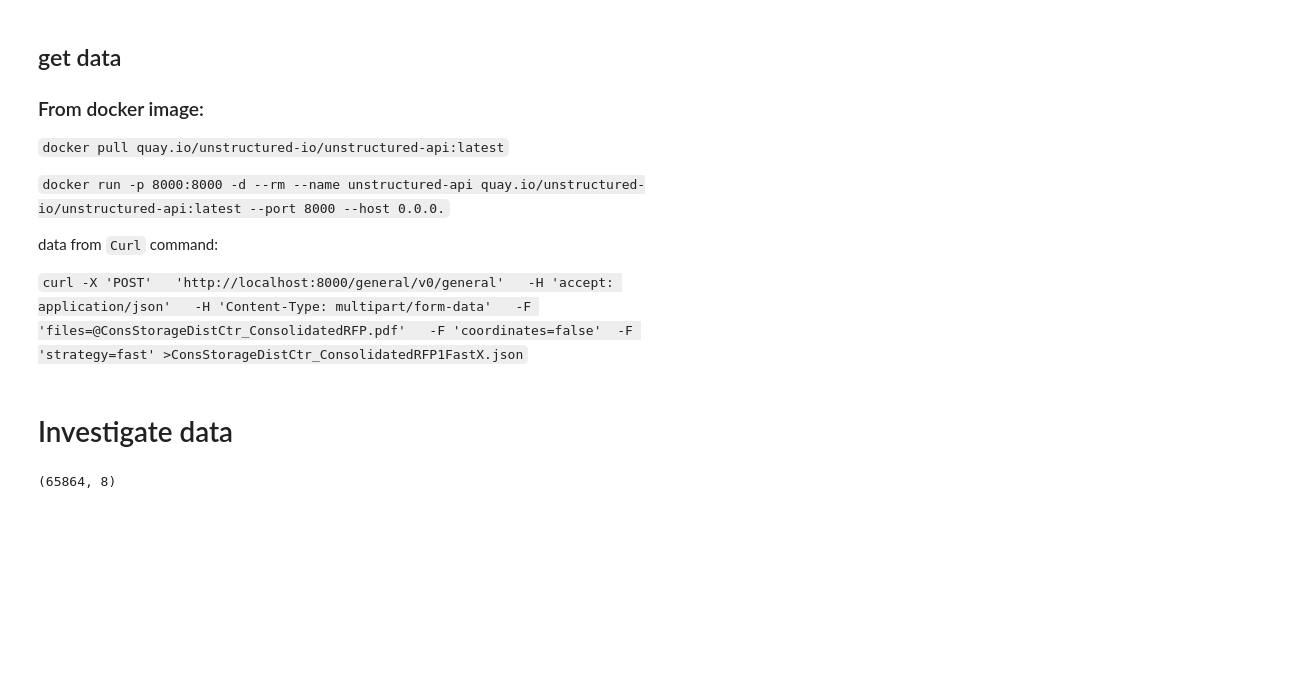
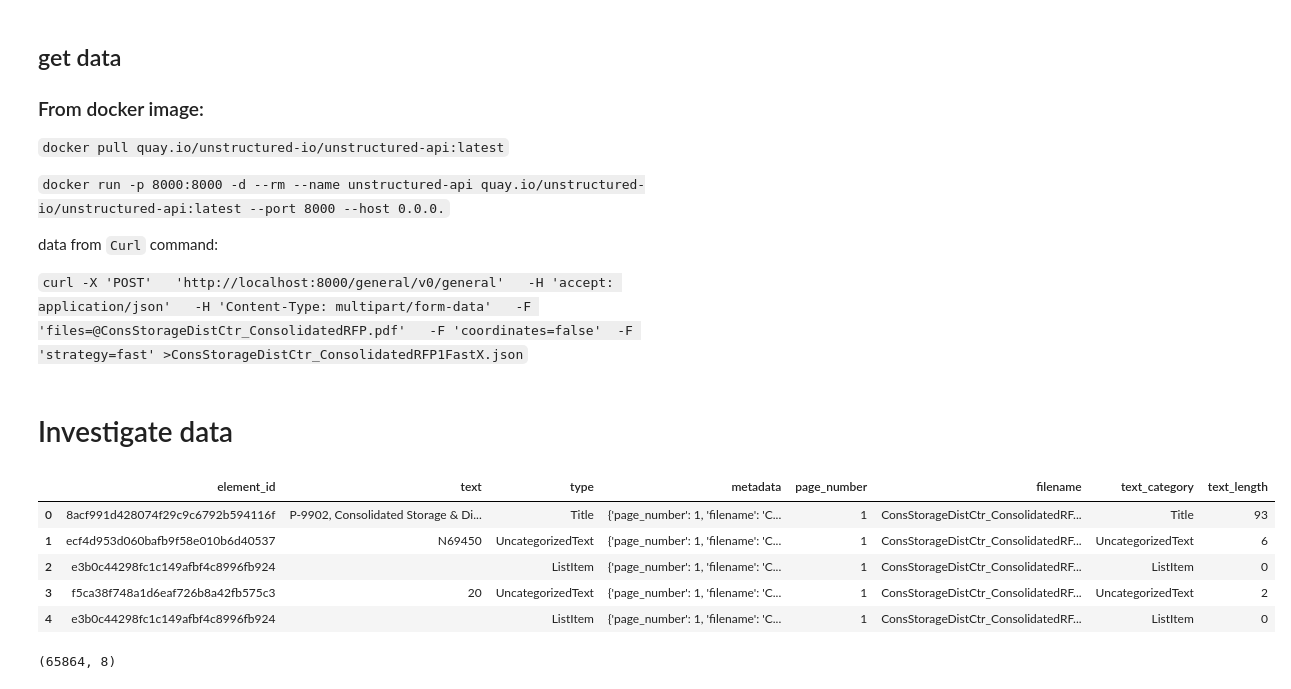
Before and after one commit to bdonkey/chatgpt-retrieval-plugin, a Jupyter notebook: ss/tkcrft.ipynb, the cells around one changed output. Saved outputs shown, nothing was run; the diff lists cells and outputs as text; code cells hidden in the pictures; blank space fills up the shorter version.

```diff
--- a/ss/tkcrft.ipynb
+++ b/ss/tkcrft.ipynb
@@ -32,6 +32,7 @@ def get_df_from_unstructured(file_path):
     df = pd.concat([dfx,dfj], axis=1)
     df['text_category']=df.type.astype('category')
     df['text_length']=df.text.str.len()
+    df.reset_index(inplace=True)
     return df
 # %%
 dfc = get_df_from_unstructured("data/ConsStorageDistCtr_ConsolidatedRFP1Fast.json")
@@ -40,6 +41,15 @@ dfm = pd.read_json("data/Aircraft_Maint_Hangar_RFPFast.json")
 # Investigate data
 # %%
 df = dfc.copy()
+# %%
+df.head()
+# %% [output]
+|  | element_id | text | type | metadata | page_number | filename | text_category | text_length |
+| 0 | 8acf991d428074f29c9c6792b594116f | P-9902, Consolidated Storage & Di... | Title | {'page_number': 1, 'filename': 'C... | 1 | ConsStorageDistCtr_ConsolidatedRF... | Title | 93 |
+| 1 | ecf4d953d060bafb9f58e010b6d40537 | N69450 | UncategorizedText | {'page_number': 1, 'filename': 'C... | 1 | ConsStorageDistCtr_ConsolidatedRF... | UncategorizedText | 6 |
+| 2 | e3b0c44298fc1c149afbf4c8996fb924 |  | ListItem | {'page_number': 1, 'filename': 'C... | 1 | ConsStorageDistCtr_ConsolidatedRF... | ListItem | 0 |
+| 3 | f5ca38f748a1d6eaf726b8a42fb575c3 | 20 | UncategorizedText | {'page_number': 1, 'filename': 'C... | 1 | ConsStorageDistCtr_ConsolidatedRF... | UncategorizedText | 2 |
+| 4 | e3b0c44298fc1c149afbf4c8996fb924 |  | ListItem | {'page_number': 1, 'filename': 'C... | 1 | ConsStorageDistCtr_ConsolidatedRF... | ListItem | 0 |
 # %%
 df.shape
 # %% [output]
```
Also changed, not shown: parts of 39 cells of this notebook, 1 other file.
